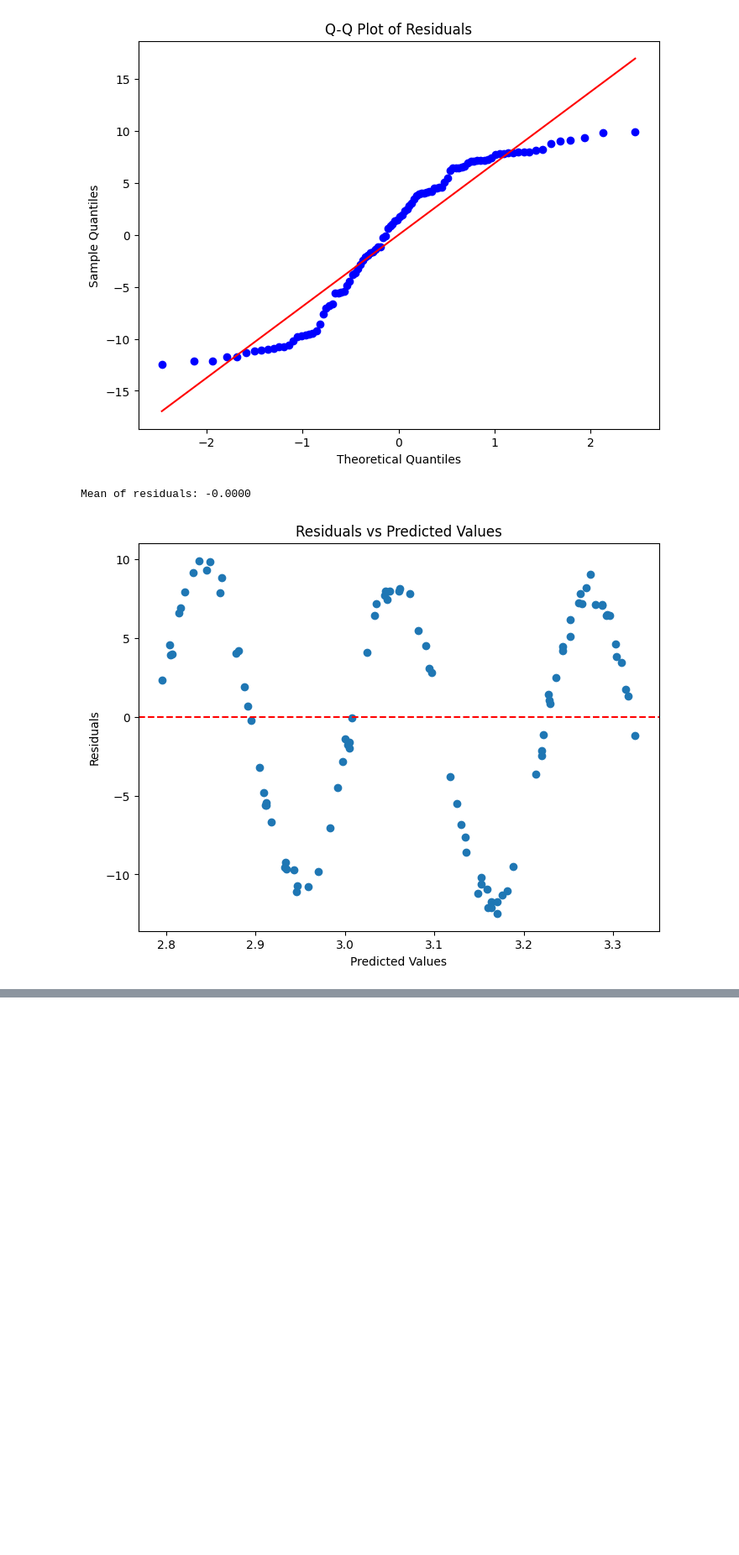
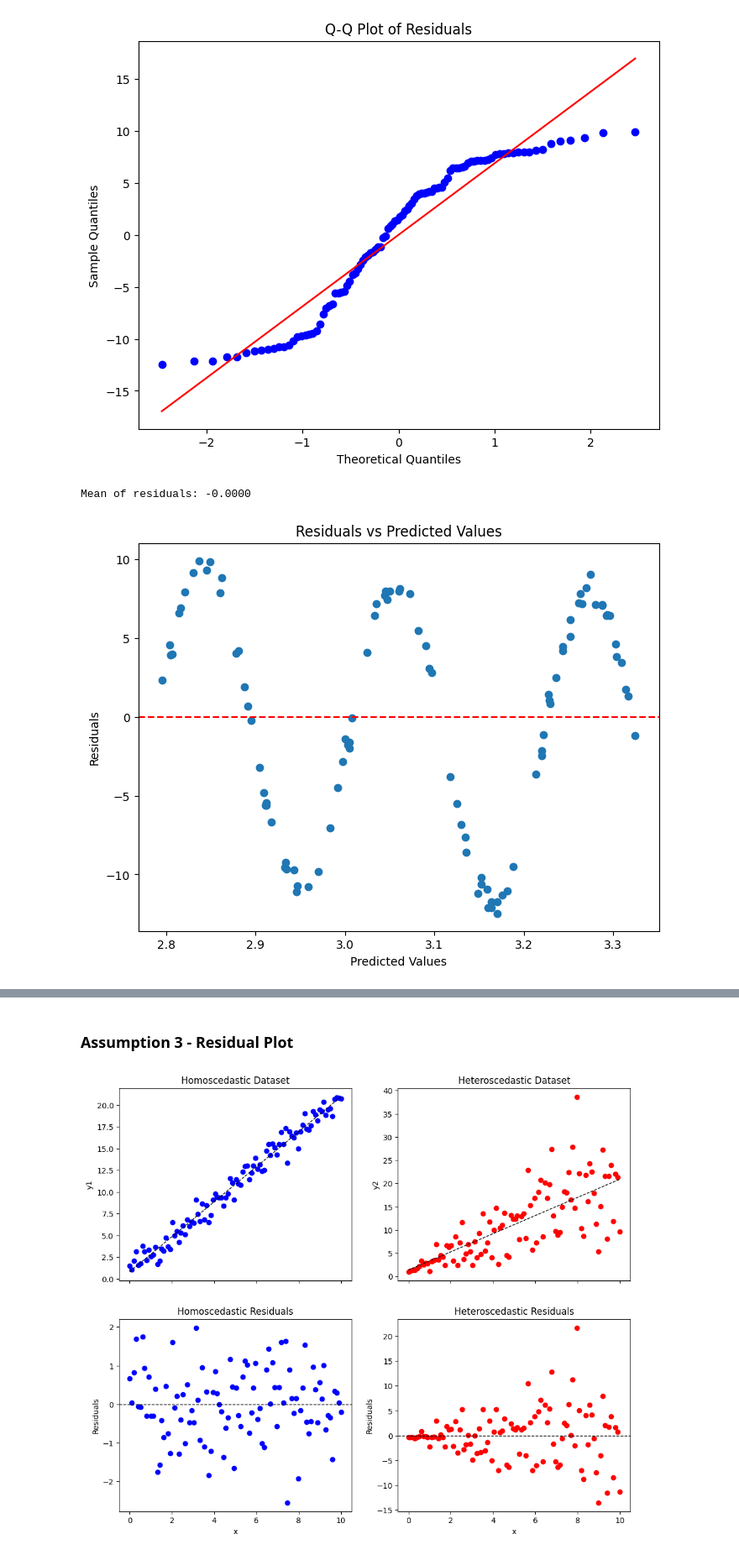
Before and after one commit to Danishdbu/ml1_Danish, a Jupyter notebook: AssumptionOF_LR.ipynb, the cells around one changed output, grey strips where cells are left out. Shown at 84% size. Drawn from its saved outputs; the diff is of its cells as text; code cells hidden in the pictures; blank space fills up the shorter version.

Commit message:
Complete Assumptions of Linear Regression

```diff
--- a/AssumptionOF_LR.ipynb
+++ b/AssumptionOF_LR.ipynb
@@ -386,0 +446,59 @@ plt.show()
+# %% [markdown]
+### Assumption 3 - Residual Plot
+# %%
+import numpy as np
+import matplotlib.pyplot as plt
+
+# Set random seed for reproducibility
+np.random.seed(42)
+
+# Generate data
+x = np.linspace(0, 10, 100)
+
+# Homoscedastic dataset
+y1 = 2 * x + 1 + np.random.normal(0, 1, len(x))
+
+# Heteroscedastic dataset
+y2 = 2 * x + 1 + np.random.normal(0, x, len(x))
+
+# Fit linear models
+coeffs1 = np.polyfit(x, y1, 1)
+y1_pred = np.polyval(coeffs1, x)
+residuals1 = y1 - y1_pred
+
+coeffs2 = np.polyfit(x, y2, 1)
+y2_pred = np.polyval(coeffs2, x)
+residuals2 = y2 - y2_pred
+
+# Plot datasets and residuals
+fig, axes = plt.subplots(2, 2, figsize=(12, 10), sharex=True)
+
+# Plot dataset 1
+axes[0, 0].scatter(x, y1, color='blue')
+axes[0, 0].plot(x, y1_pred, color='black', linestyle='--', lw=1)
+axes[0, 0].set_title('Homoscedastic Dataset')
+axes[0, 0].set_ylabel('y1')
+
+# Plot dataset 2
+axes[0, 1].scatter(x, y2, color='red')
+axes[0, 1].plot(x, y2_pred, color='black', linestyle='--', lw=1)
+axes[0, 1].set_title('Heteroscedastic Dataset')
+axes[0, 1].set_ylabel('y2')
+
+# Plot residuals for dataset 1
+axes[1, 0].scatter(x, residuals1, color='blue')
+axes[1, 0].axhline(0, color='black', linestyle='--', lw=1)
+axes[1, 0].set_title('Homoscedastic Residuals')
+axes[1, 0].set_xlabel('x')
+axes[1, 0].set_ylabel('Residuals')
+
+# Plot residuals for dataset 2
+axes[1, 1].scatter(x, residuals2, color='red')
+axes[1, 1].axhline(0, color='black', linestyle='--', lw=1)
+axes[1, 1].set_title('Heteroscedastic Residuals')
+axes[1, 1].set_xlabel('x')
+axes[1, 1].set_ylabel('Residuals')
+
+plt.show()
+# %% [output]
+[figure, added]
```
Also changed, not shown: parts of 8 cells of this notebook.
